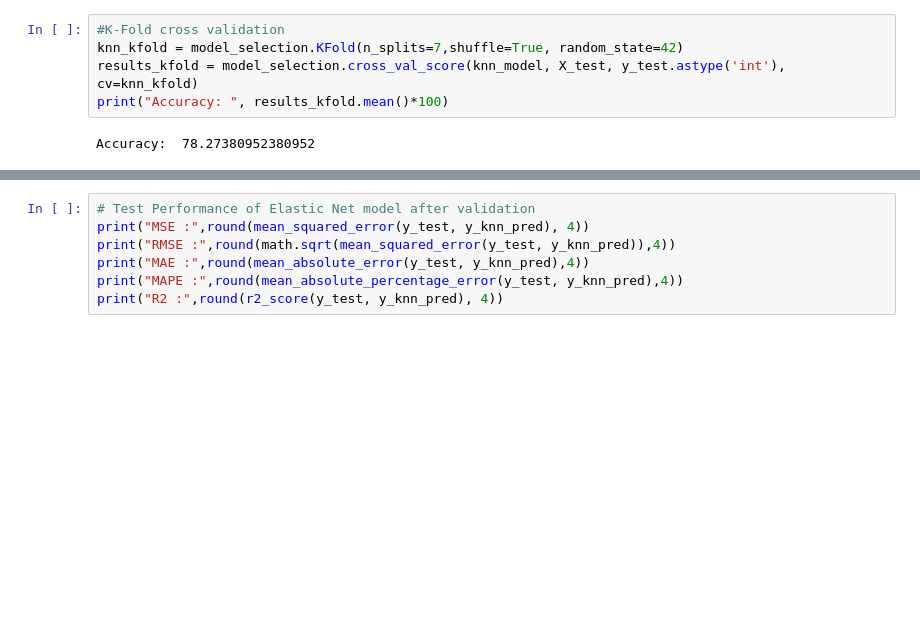
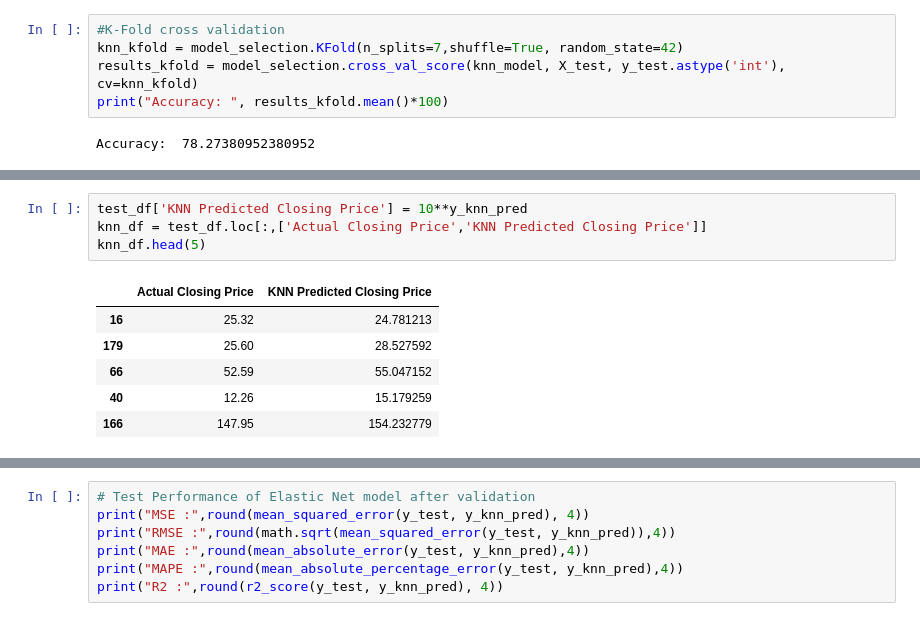
Before and after one commit to Mahima2208/Airline_Passenger_Referal_Prediction_Classification, a Jupyter notebook: Yes_Bank.ipynb, the cells around one changed output, grey strips where cells are left out. Drawn from its saved outputs; the diff is of its cells as text; blank space fills up the shorter version.

```diff
--- a/Yes_Bank.ipynb
+++ b/Yes_Bank.ipynb
@@ -1120,0 +1140,11 @@ Accuracy:  78.27380952380952
+# %%
+test_df['KNN Predicted Closing Price'] = 10**y_knn_pred
+knn_df = test_df.loc[:,['Actual Closing Price','KNN Predicted Closing Price']]
+knn_df.head(5)
+# %% [output]
+|  | Actual Closing Price | KNN Predicted Closing Price |
+| 16 | 25.32 | 24.781213 |
+| 179 | 25.60 | 28.527592 |
+| 66 | 52.59 | 55.047152 |
+| 40 | 12.26 | 15.179259 |
+| 166 | 147.95 | 154.232779 |
```
Also changed, not shown: parts of 6 cells of this notebook.
